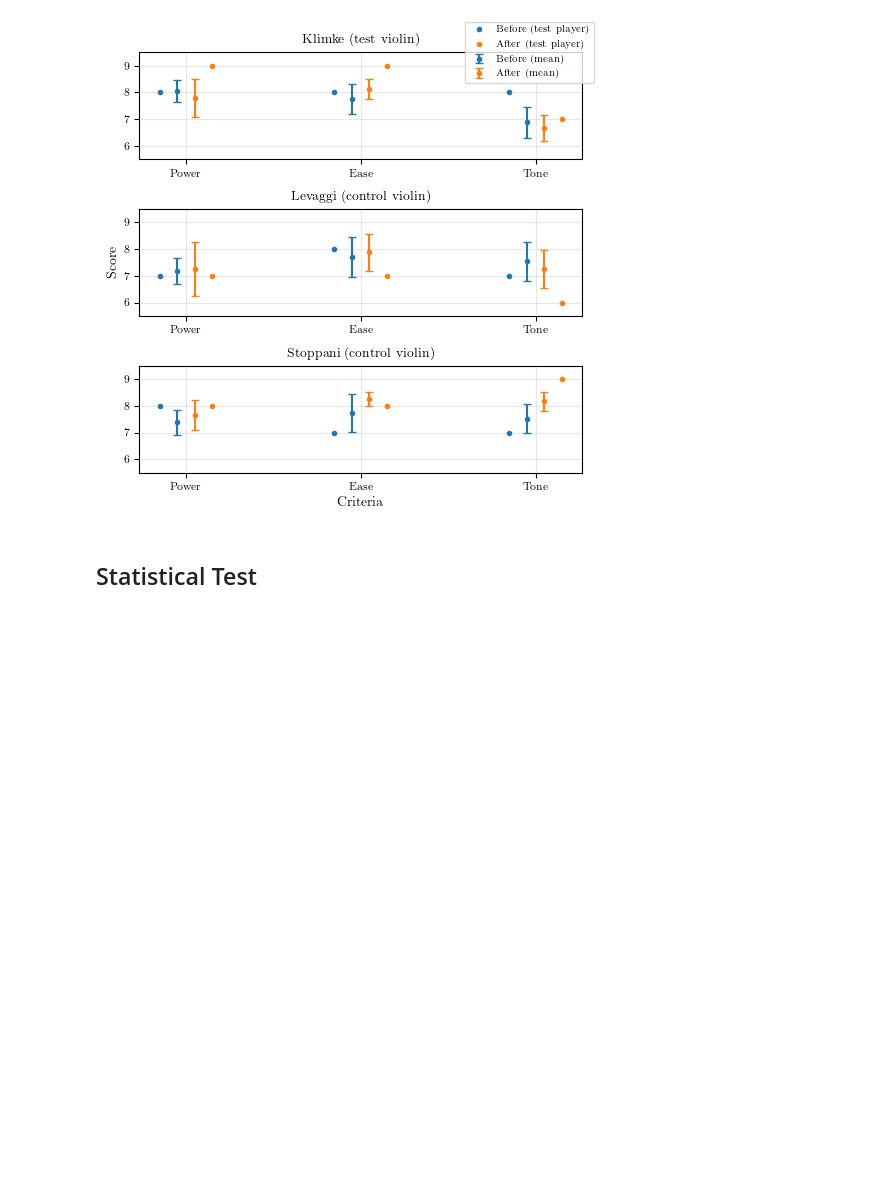
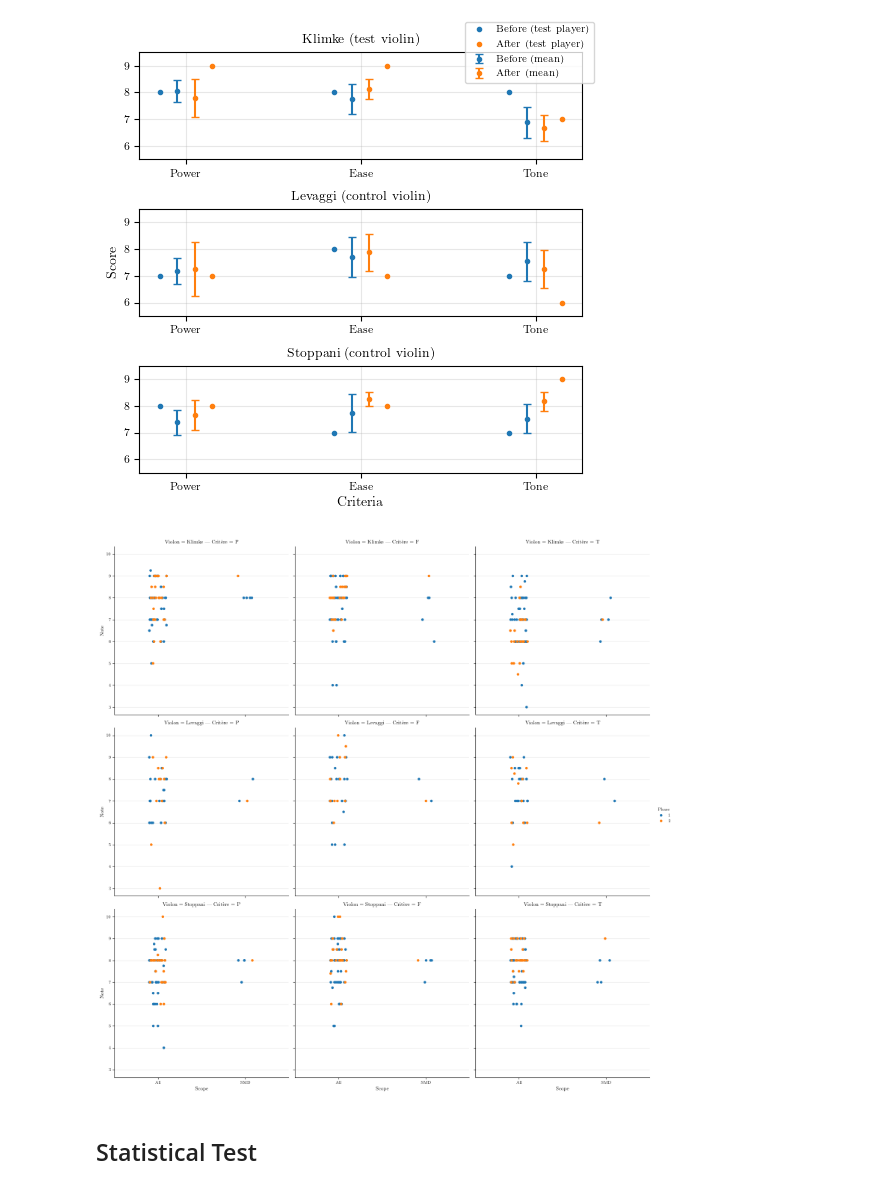
Before and after one commit to hugo-paugesteros/playing-in, a Jupyter notebook: notebooks/marks.ipynb, the cells around one changed output. Saved outputs shown, nothing was run; the diff lists cells and outputs as text; code cells hidden in the pictures; blank space fills up the shorter version.

Commit message:
Modified test & marks figures

```diff
--- a/notebooks/marks.ipynb
+++ b/notebooks/marks.ipynb
@@ -52,7 +52,7 @@ def format_marks(session):
     ]
     df_long.loc[df_long["Violon"] == "E", ["Condition", "Violon"]] = [
         "non-aveugle",
-        "B",
+        "C",
     ]
 
     df_long.to_csv(f"session{session}.csv")
@@ -62,7 +62,9 @@ def format_marks(session):
 
 df_sessions = [format_marks(i) for i in [1, 2, 3]]
 df = pd.concat(df_sessions, ignore_index=True)
+df["Phase"] = df.apply(lambda row: 2 if row["Session"] == 3 else 1, axis=1)
 df = df.replace({"A": "Klimke", "B": "Levaggi", "C": "Stoppani"})
+df.to_csv("sessions.csv")
 # %% [markdown]
 ## Plots
 # %%
@@ -133,6 +135,35 @@ fig.show()
 fig.savefig("../reports/figures/marks.png")
 # %% [output]
 [figure]
+# %%
+df_all = df.copy()
+df_all["Scope"] = "All"
+
+df_smd = df[df["Sujet"] == "SMD"].copy()
+df_smd["Scope"] = "SMD"
+
+plot_df = pd.concat([df_all, df_smd], axis=0, ignore_index=True)
+
+mpl.style.use("/home/hugo/Thèse/common/styles.mplstyle")
+
+sns.catplot(
+    plot_df,
+    x="Scope",
+    y="Note",
+    hue="Phase",
+    row="Violon",
+    col="Critère",
+    # kind="box",
+    errorbar=("ci", 95),
+    estimator="mean",
+    # hue_order=["1", "2"],
+    # palette=["blue", "red"],
+    palette="tab10",
+    # whis=(0, 100),
+)
+plt.savefig("../reports/figures/marks.png")
+# %% [output]
+[figure, added]
 # %% [markdown]
 ## Statistical Test
 # %%
```
Also changed, not shown: 8 other files.
